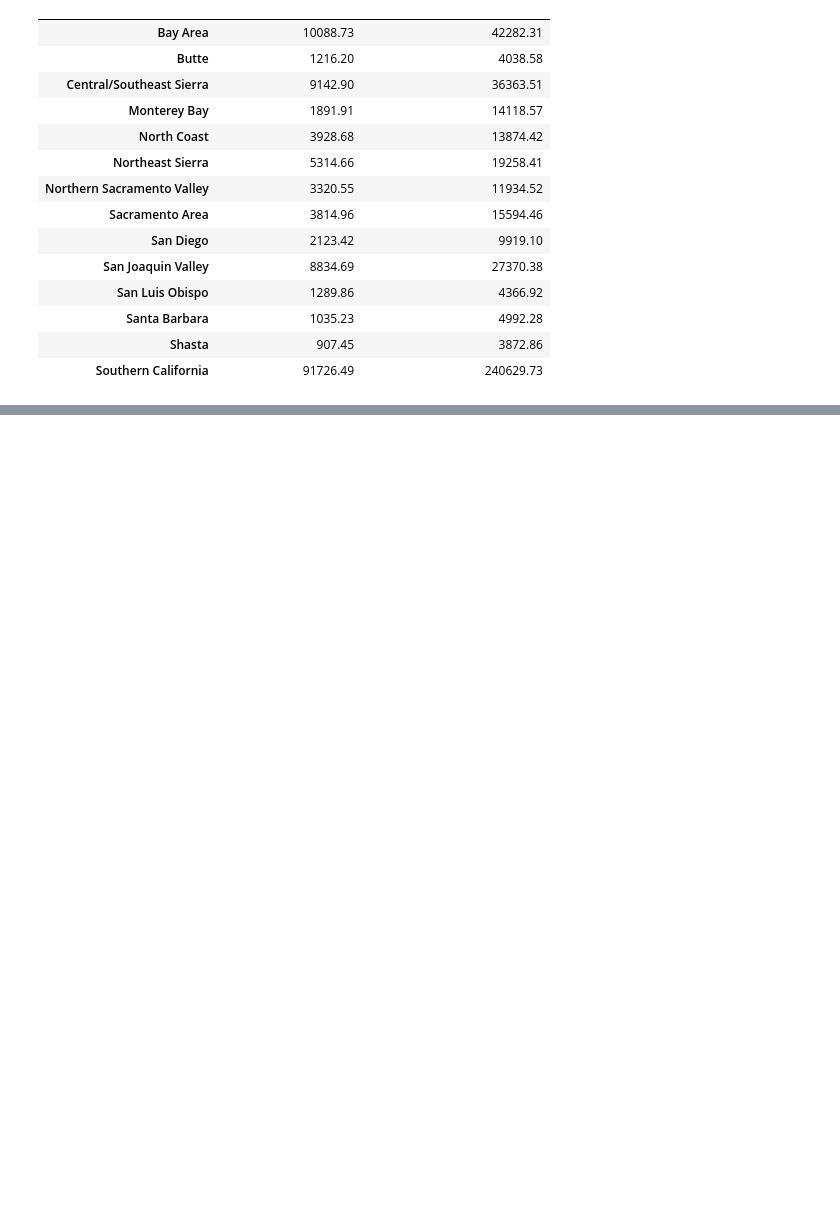
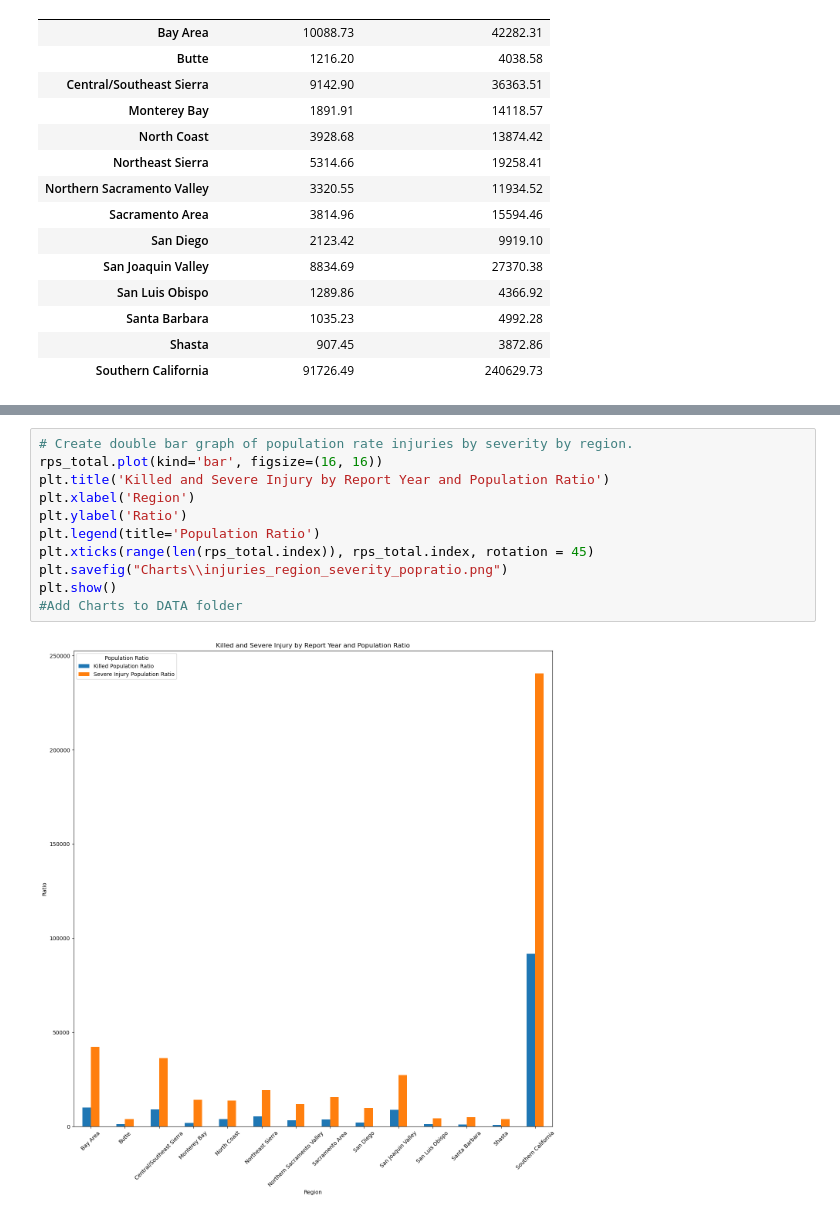
Before and after one commit to PadmaGuna/Project1, a Jupyter notebook: Paul's Workspace.ipynb, the cells around one changed output, grey strips where cells are left out. Drawn from its saved outputs; the diff is of its cells as text; blank space fills up the shorter version.

```diff
--- a/Paul's Workspace.ipynb
+++ b/Paul's Workspace.ipynb
@@ -166,0 +167,13 @@ plt.show()
+# %%
+# Create double bar graph of population rate injuries by severity by region.
+rps_total.plot(kind='bar', figsize=(16, 16))
+plt.title('Killed and Severe Injury by Report Year and Population Ratio')
+plt.xlabel('Region')
+plt.ylabel('Ratio')
+plt.legend(title='Population Ratio')
+plt.xticks(range(len(rps_total.index)), rps_total.index, rotation = 45)
+plt.savefig("Charts\\injuries_region_severity_popratio.png")
+plt.show()
+#Add Charts to DATA folder
+# %% [output]
+[figure, added]
```
Also changed, not shown: parts of 1 cell of this notebook, 1 other file.
